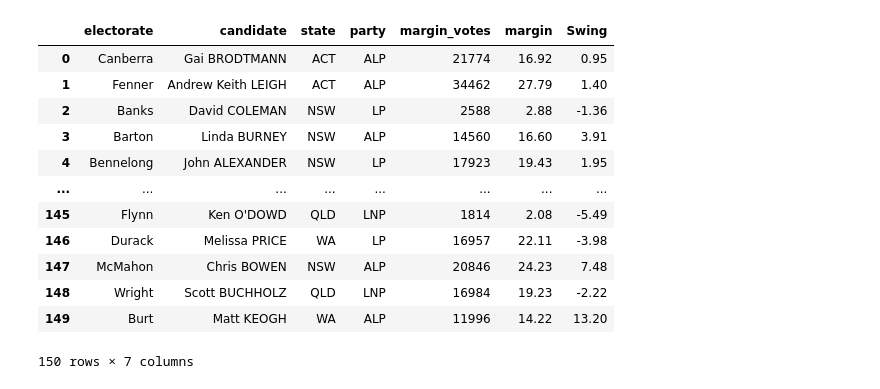
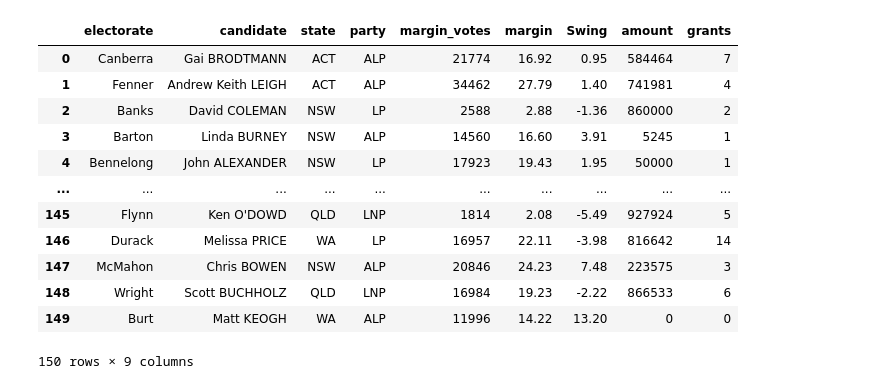
Before and after one commit to infotorch/sportsfunding, a Jupyter notebook: SportsFunding.ipynb, the cells around one changed output. Drawn from its saved outputs; the diff is of its cells as text; code cells hidden in the pictures.

```diff
--- a/SportsFunding.ipynb
+++ b/SportsFunding.ipynb
@@ -12,43 +13,61 @@ ELECTION_2016_RESULTSTPP_URI = "https://results.aec.gov.au/20499/Website/Downloa
 # %%
 requests_cache.install_cache(".cache")
 
 req_election2016_candidates = requests.get(ELECTION_2016_CANDIDATES_URI).text.split("\r\n", 1)[1]
 req_election2016_results = requests.get(ELECTION_2016_RESULTSTPP_URI).text.split("\r\n", 1)[1]
 
 election2016_candidates = pd.read_csv(io.StringIO(req_election2016_candidates))
 election2016 = pd.read_csv(io.StringIO(req_election2016_results))
 
 election2016.groupby(["DivisionID"])["TotalVotes"].sum()
 # election2016
 e = pd.merge(election2016.groupby(["DivisionID"])["TotalVotes"].sum(), election2016.loc[election2016["Elected"] == "Y"], left_on="DivisionID", right_on="DivisionID")
 
 e["margin_votes"] = e["TotalVotes_y"] - (e["TotalVotes_x"] - e["TotalVotes_y"])
 e["margin"] =  round(e["margin_votes"] / e["TotalVotes_x"] * 100, 2)
 e["candidate"] = e["GivenNm"] + " " + e["Surname"]
 e["electorate"] = e["DivisionNm"]
 e["state"] = e["StateAb"]
 e["party"] = e["PartyAb"]
 
-e[[
+election2016 = e[[
     "electorate",
     "candidate",
     "state",
     "party",
     "margin_votes",
     "margin",
     "Swing"
 ]]
+
+grants = pd.read_csv("data/grants_geocoded.csv")
+
+grants = pd.merge(grants, election2016, how="left", on="electorate")
+grants_seat = pd.merge(election2016, grants.groupby(["electorate"])["name"].count(), how="left", on="electorate")
+grants_seat = pd.merge(grants_seat, grants.groupby(["electorate"])["amount"].sum(), how="left", on="electorate")
+
+grants_seat = grants_seat.fillna(0)
+
+grants_seat["grants"] = grants_seat["name"].apply(int) #.apply(lambda x: int(x) if x else 0)
+grants_seat["amount"] = grants_seat["amount"].apply(int) #.apply(lambda x: int(x) if x else 0)
+
+grants_seat.drop(["name"], inplace=True, axis="columns")
+
+
+# grants_seat
+
+# grants_seat.to_json("src/data/grants_seat.json", orient="table", index=False)
 # %% [output]
-|  | electorate | candidate | state | party | margin_votes | margin | Swing |
-| 0 | Canberra | Gai BRODTMANN | ACT | ALP | 21774 | 16.92 | 0.95 |
-| 1 | Fenner | Andrew Keith LEIGH | ACT | ALP | 34462 | 27.79 | 1.40 |
-| 2 | Banks | David COLEMAN | NSW | LP | 2588 | 2.88 | -1.36 |
-| 3 | Barton | Linda BURNEY | NSW | ALP | 14560 | 16.60 | 3.91 |
-| 4 | Bennelong | John ALEXANDER | NSW | LP | 17923 | 19.43 | 1.95 |
-| ... | ... | ... | ... | ... | ... | ... | ... |
-| 145 | Flynn | Ken O'DOWD | QLD | LNP | 1814 | 2.08 | -5.49 |
-| 146 | Durack | Melissa PRICE | WA | LP | 16957 | 22.11 | -3.98 |
-| 147 | McMahon | Chris BOWEN | NSW | ALP | 20846 | 24.23 | 7.48 |
-| 148 | Wright | Scott BUCHHOLZ | QLD | LNP | 16984 | 19.23 | -2.22 |
-| 149 | Burt | Matt KEOGH | WA | ALP | 11996 | 14.22 | 13.20 |
+|  | electorate | candidate | state | party | margin_votes | margin | Swing | amount | grants |
+| 0 | Canberra | Gai BRODTMANN | ACT | ALP | 21774 | 16.92 | 0.95 | 584464 | 7 |
+| 1 | Fenner | Andrew Keith LEIGH | ACT | ALP | 34462 | 27.79 | 1.40 | 741981 | 4 |
+| 2 | Banks | David COLEMAN | NSW | LP | 2588 | 2.88 | -1.36 | 860000 | 2 |
+| 3 | Barton | Linda BURNEY | NSW | ALP | 14560 | 16.60 | 3.91 | 5245 | 1 |
+| 4 | Bennelong | John ALEXANDER | NSW | LP | 17923 | 19.43 | 1.95 | 50000 | 1 |
+| ... | ... | ... | ... | ... | ... | ... | ... | ... | ... |
+| 145 | Flynn | Ken O'DOWD | QLD | LNP | 1814 | 2.08 | -5.49 | 927924 | 5 |
+| 146 | Durack | Melissa PRICE | WA | LP | 16957 | 22.11 | -3.98 | 816642 | 14 |
+| 147 | McMahon | Chris BOWEN | NSW | ALP | 20846 | 24.23 | 7.48 | 223575 | 3 |
+| 148 | Wright | Scott BUCHHOLZ | QLD | LNP | 16984 | 19.23 | -2.22 | 866533 | 6 |
+| 149 | Burt | Matt KEOGH | WA | ALP | 11996 | 14.22 | 13.20 | 0 | 0 |
-150 rows × 7 columns
+150 rows × 9 columns
```
Also changed, not shown: parts of 3 cells of this notebook, 2 other files.
